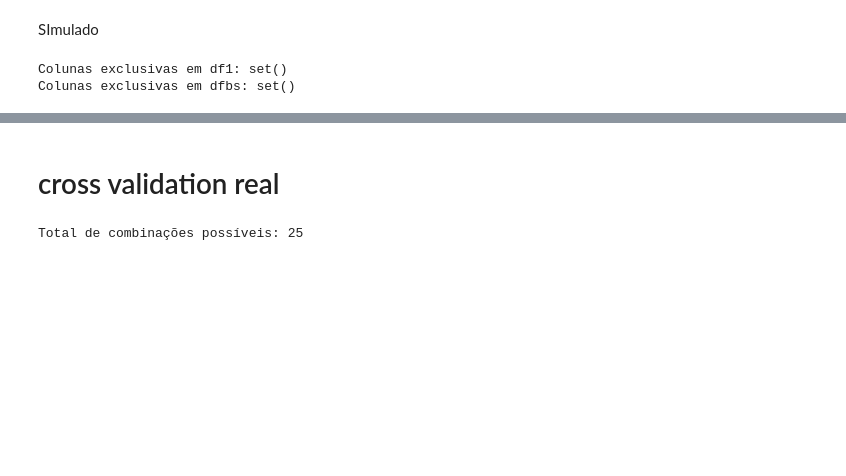
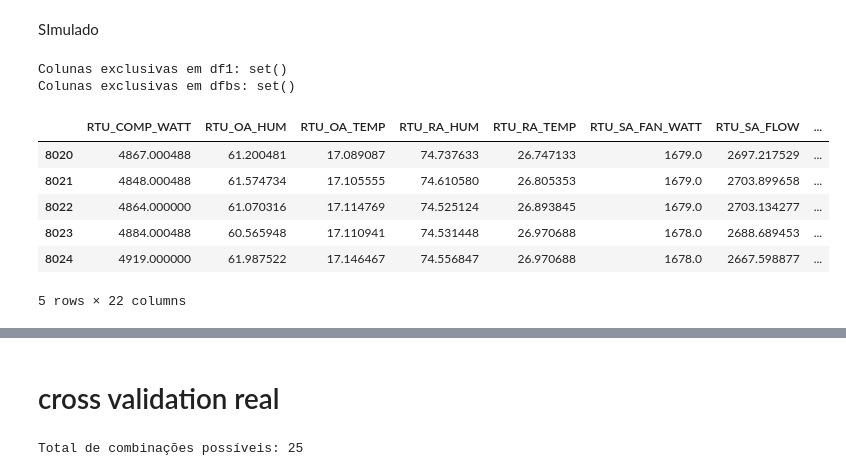
Before and after one commit to GUIPETAV/modelos, a Jupyter notebook: derivada_P.ipynb, the cells around one changed output, grey strips where cells are left out. Saved outputs shown, nothing was run; the diff lists cells and outputs as text; code cells hidden in the pictures; blank space fills up the shorter version.

```diff
--- a/derivada_P.ipynb
+++ b/derivada_P.ipynb
@@ -347,0 +359,10 @@ Colunas exclusivas em dfbs: set()
+# %%
+df1_x.head()
+# %% [output]
+|  | RTU_COMP_WATT | RTU_OA_HUM | RTU_OA_TEMP | RTU_RA_HUM | RTU_RA_TEMP | RTU_SA_FAN_WATT | RTU_SA_FLOW | ... |
+| 8020 | 4867.000488 | 61.200481 | 17.089087 | 74.737633 | 26.747133 | 1679.0 | 2697.217529 | ... |
+| 8021 | 4848.000488 | 61.574734 | 17.105555 | 74.610580 | 26.805353 | 1679.0 | 2703.899658 | ... |
+| 8022 | 4864.000000 | 61.070316 | 17.114769 | 74.525124 | 26.893845 | 1679.0 | 2703.134277 | ... |
+| 8023 | 4884.000488 | 60.565948 | 17.110941 | 74.531448 | 26.970688 | 1678.0 | 2688.689453 | ... |
+| 8024 | 4919.000000 | 61.987522 | 17.146467 | 74.556847 | 26.970688 | 1678.0 | 2667.598877 | ... |
+5 rows × 22 columns
```
Also changed, not shown: parts of 8 cells of this notebook, 1 other file.
